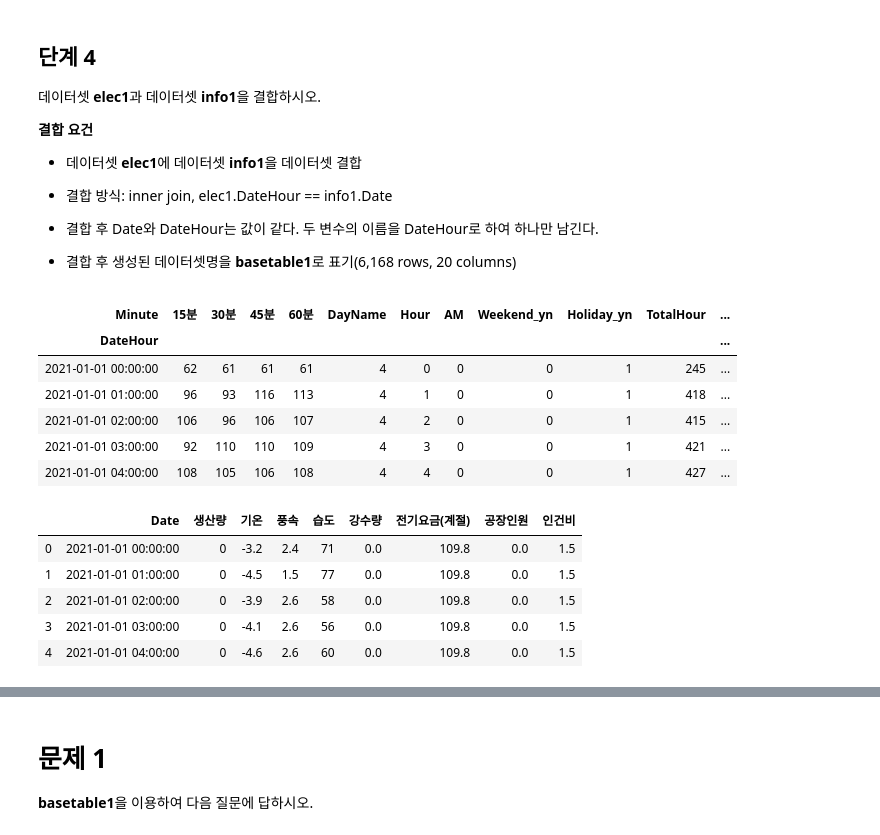
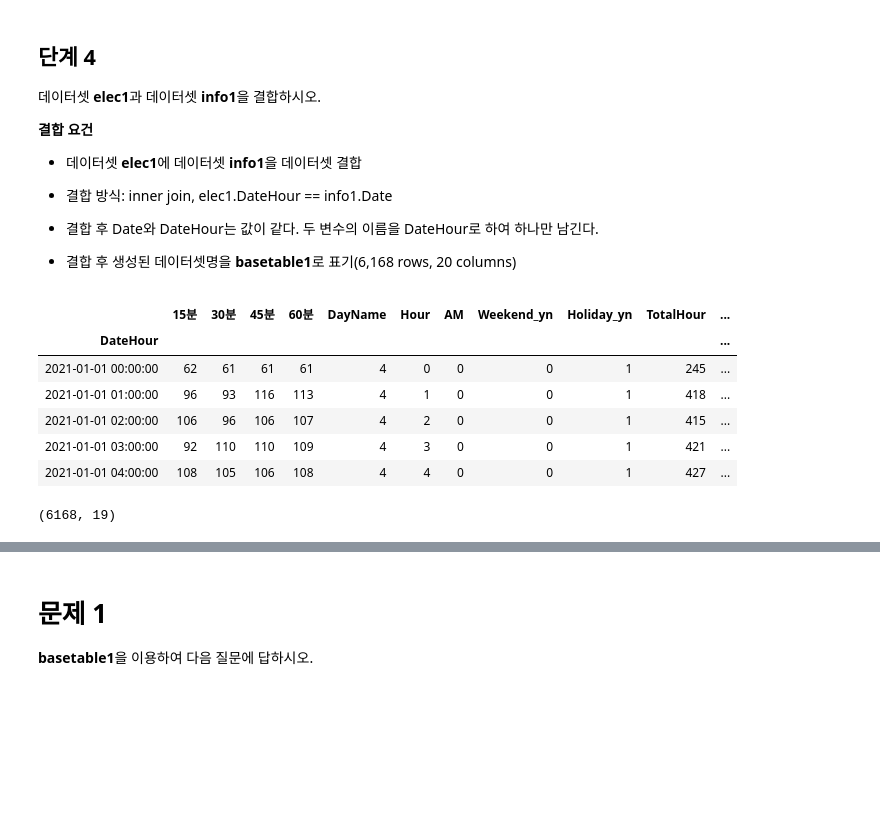
Before and after one commit to sunkusun9/DS_lv3_2607, a Jupyter notebook: sec_ds_lv3_prob3_prob.ipynb, the cells around one changed output, grey strips where cells are left out. Saved outputs shown, nothing was run; the diff lists cells and outputs as text; code cells hidden in the pictures; blank space fills up the shorter version.

```diff
--- a/sec_ds_lv3_prob3_prob.ipynb
+++ b/sec_ds_lv3_prob3_prob.ipynb
@@ -389,28 +466,25 @@ display(df_info1.isna().sum().rename('na_count').to_frame().T)
 - 결합 후 Date와 DateHour는 값이 같다. 두 변수의 이름을 DateHour로 하여 하나만 남긴다.
 
 - 결합 후 생성된 데이터셋명을 **basetable1**로 표기(6,168 rows, 20 columns)
-# %%
-display(df_elec1.head())
-df_info1.head()
-# %% [output]
-| Minute | 15분 | 30분 | 45분 | 60분 | DayName | Hour | AM | Weekend_yn | Holiday_yn | TotalHour | ... |
-| DateHour |  |  |  |  |  |  |  |  |  |  | ... |
-| 2021-01-01 00:00:00 | 62 | 61 | 61 | 61 | 4 | 0 | 0 | 0 | 1 | 245 | ... |
-| 2021-01-01 01:00:00 | 96 | 93 | 116 | 113 | 4 | 1 | 0 | 0 | 1 | 418 | ... |
-| 2021-01-01 02:00:00 | 106 | 96 | 106 | 107 | 4 | 2 | 0 | 0 | 1 | 415 | ... |
-| 2021-01-01 03:00:00 | 92 | 110 | 110 | 109 | 4 | 3 | 0 | 0 | 1 | 421 | ... |
-| 2021-01-01 04:00:00 | 108 | 105 | 106 | 108 | 4 | 4 | 0 | 0 | 1 | 427 | ... |
-|  | Date | 생산량 | 기온 | 풍속 | 습도 | 강수량 | 전기요금(계절) | 공장인원 | 인건비 |
-| 0 | 2021-01-01 00:00:00 | 0 | -3.2 | 2.4 | 71 | 0.0 | 109.8 | 0.0 | 1.5 |
-| 1 | 2021-01-01 01:00:00 | 0 | -4.5 | 1.5 | 77 | 0.0 | 109.8 | 0.0 | 1.5 |
-| 2 | 2021-01-01 02:00:00 | 0 | -3.9 | 2.6 | 58 | 0.0 | 109.8 | 0.0 | 1.5 |
-| 3 | 2021-01-01 03:00:00 | 0 | -4.1 | 2.6 | 56 | 0.0 | 109.8 | 0.0 | 1.5 |
-| 4 | 2021-01-01 04:00:00 | 0 | -4.6 | 2.6 | 60 | 0.0 | 109.8 | 0.0 | 1.5 |
 # %%
 # 방법1: pd.DataFrame.merge
-#    결합의 기준: left_on: 호출자의 인덱스, 컬럼 , right_on: 피호출자의 인덱스, 컬럼    / left: 호출자, right: 피호출자
-#
-# 데이터셋 elec1에 데이터셋 info1을 데이터셋 결합
-# 결합 방식: inner join, elec1.DateHour == info1.Date
-# 결합 후 Date와 DateHour는 값이 같다. 두 변수의 이름을 DateHour로 하여 하나만 남긴다.
-# 결합 후 생성된 데이터셋명을 basetable1로 표기(6,168 rows, 20 columns)
+#    결합의 기준: left_on: 호출자의 인덱스, 컬럼 , right_on: 피호출자의 인덱스, 컬럼   / left: 호출자, right: 피호출자
+#    결합에 의한 데이터프레임의 인덱스는 초기화: 0에서 시작하여 1씩하는 정수형태
+df_basetable1 = df_elec1.merge(
+    df_info1, # 데이터셋 elec1에 데이터셋 info1을 데이터셋 결합
+    left_on = 'DateHour', right_on = 'Date', # elec1.DateHour == info1.Date
+    how = 'inner'# 결합 방식: inner join
+).rename(
+    columns = {'Date': 'DateHour'} # 결합 후 Date와 DateHour는 값이 같다. 두 변수의 이름을 DateHour로 하여 하나만 남긴다.
+).set_index(['DateHour'])
+display(df_basetable1.head())
+df_basetable1.shape# 결합 후 생성된 데이터셋명을 basetable1로 표기(6,168 rows, 20 columns)
+# %% [output]
+|  | 15분 | 30분 | 45분 | 60분 | DayName | Hour | AM | Weekend_yn | Holiday_yn | TotalHour | ... |
+| DateHour |  |  |  |  |  |  |  |  |  |  | ... |
+| 2021-01-01 00:00:00 | 62 | 61 | 61 | 61 | 4 | 0 | 0 | 0 | 1 | 245 | ... |
+| 2021-01-01 01:00:00 | 96 | 93 | 116 | 113 | 4 | 1 | 0 | 0 | 1 | 418 | ... |
+| 2021-01-01 02:00:00 | 106 | 96 | 106 | 107 | 4 | 2 | 0 | 0 | 1 | 415 | ... |
+| 2021-01-01 03:00:00 | 92 | 110 | 110 | 109 | 4 | 3 | 0 | 0 | 1 | 421 | ... |
+| 2021-01-01 04:00:00 | 108 | 105 | 106 | 108 | 4 | 4 | 0 | 0 | 1 | 427 | ... |
+(6168, 19)
```
Also changed, not shown: parts of 34 cells of this notebook.
